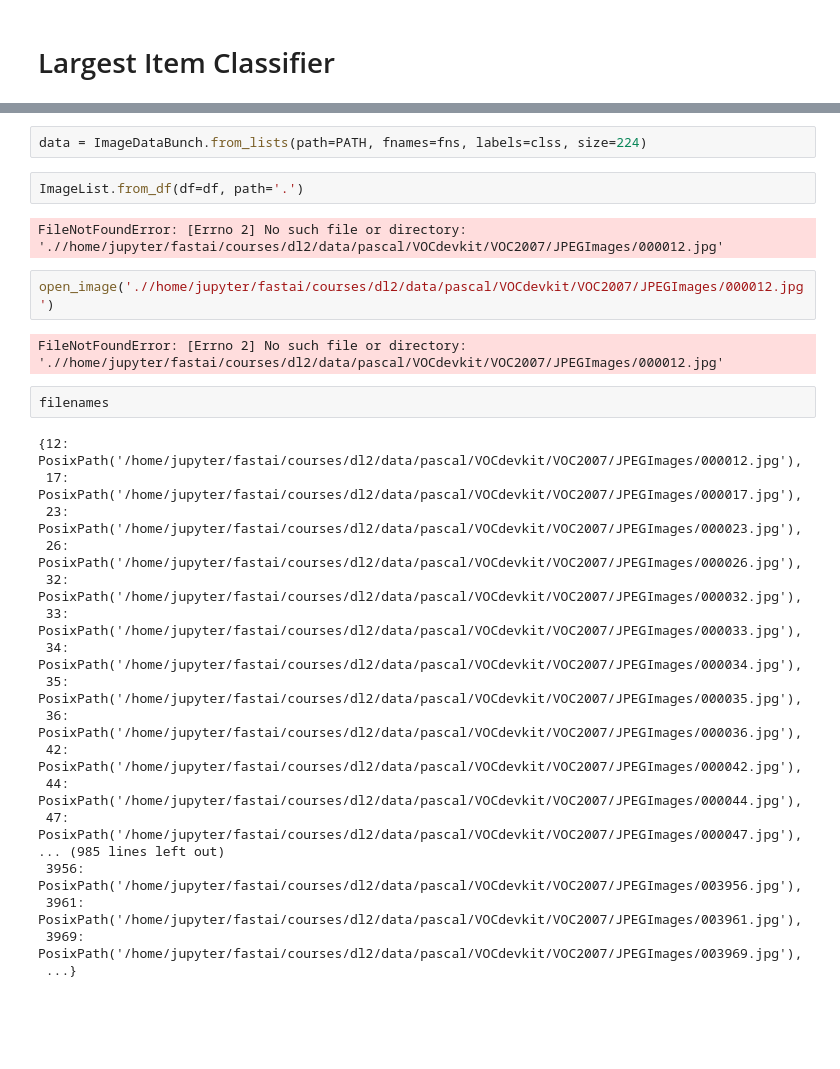
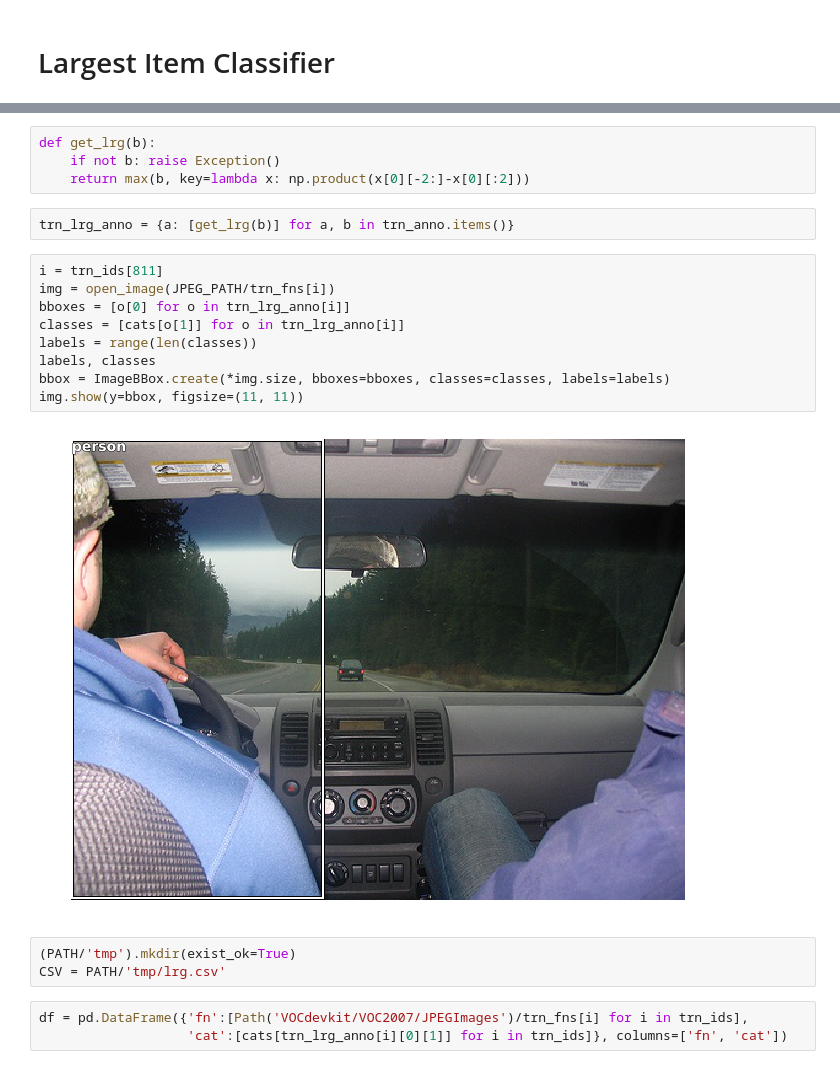
Before and after one commit to qAp/course-v3, a Jupyter notebook: nbs/dl1/single_digit_detection.ipynb, the cells around one changed output, grey strips where cells are left out. Drawn from its saved outputs; the diff is of its cells as text; blank space fills up the shorter version.

Commit message:
Latest Pascal fastai-v1 notebook

```diff
--- a/nbs/dl1/single_digit_detection.ipynb
+++ b/nbs/dl1/single_digit_detection.ipynb
@@ -72,30 +60,23 @@ df.head()
-# %%
-data = ImageDataBunch.from_lists(path=PATH, fnames=fns, labels=clss, size=224)
-# %%
-ImageList.from_df(df=df, path='.')
-# %% [output]
-FileNotFoundError: [Errno 2] No such file or directory: './/home/jupyter/fastai/courses/dl2/data/pascal/VOCdevkit/VOC2007/JPEGImages/000012.jpg'
-# %%
-open_image('.//home/jupyter/fastai/courses/dl2/data/pascal/VOCdevkit/VOC2007/JPEGImages/000012.jpg')
-# %% [output]
-FileNotFoundError: [Errno 2] No such file or directory: './/home/jupyter/fastai/courses/dl2/data/pascal/VOCdevkit/VOC2007/JPEGImages/000012.jpg'
-# %%
-filenames
-# %% [output]
-{12: PosixPath('/home/jupyter/fastai/courses/dl2/data/pascal/VOCdevkit/VOC2007/JPEGImages/000012.jpg'),
- 17: PosixPath('/home/jupyter/fastai/courses/dl2/data/pascal/VOCdevkit/VOC2007/JPEGImages/000017.jpg'),
- 23: PosixPath('/home/jupyter/fastai/courses/dl2/data/pascal/VOCdevkit/VOC2007/JPEGImages/000023.jpg'),
- 26: PosixPath('/home/jupyter/fastai/courses/dl2/data/pascal/VOCdevkit/VOC2007/JPEGImages/000026.jpg'),
- 32: PosixPath('/home/jupyter/fastai/courses/dl2/data/pascal/VOCdevkit/VOC2007/JPEGImages/000032.jpg'),
- 33: PosixPath('/home/jupyter/fastai/courses/dl2/data/pascal/VOCdevkit/VOC2007/JPEGImages/000033.jpg'),
- 34: PosixPath('/home/jupyter/fastai/courses/dl2/data/pascal/VOCdevkit/VOC2007/JPEGImages/000034.jpg'),
- 35: PosixPath('/home/jupyter/fastai/courses/dl2/data/pascal/VOCdevkit/VOC2007/JPEGImages/000035.jpg'),
- 36: PosixPath('/home/jupyter/fastai/courses/dl2/data/pascal/VOCdevkit/VOC2007/JPEGImages/000036.jpg'),
- 42: PosixPath('/home/jupyter/fastai/courses/dl2/data/pascal/VOCdevkit/VOC2007/JPEGImages/000042.jpg'),
- 44: PosixPath('/home/jupyter/fastai/courses/dl2/data/pascal/VOCdevkit/VOC2007/JPEGImages/000044.jpg'),
- 47: PosixPath('/home/jupyter/fastai/courses/dl2/data/pascal/VOCdevkit/VOC2007/JPEGImages/000047.jpg'),
-... (985 lines left out)
- 3956: PosixPath('/home/jupyter/fastai/courses/dl2/data/pascal/VOCdevkit/VOC2007/JPEGImages/003956.jpg'),
- 3961: PosixPath('/home/jupyter/fastai/courses/dl2/data/pascal/VOCdevkit/VOC2007/JPEGImages/003961.jpg'),
- 3969: PosixPath('/home/jupyter/fastai/courses/dl2/data/pascal/VOCdevkit/VOC2007/JPEGImages/003969.jpg'),
- ...}
+# %%
+def get_lrg(b):
+    if not b: raise Exception()
+    return max(b, key=lambda x: np.product(x[0][-2:]-x[0][:2]))
+# %%
+trn_lrg_anno = {a: [get_lrg(b)] for a, b in trn_anno.items()}
+# %%
+i = trn_ids[811]
+img = open_image(JPEG_PATH/trn_fns[i])
+bboxes = [o[0] for o in trn_lrg_anno[i]]
+classes = [cats[o[1]] for o in trn_lrg_anno[i]]
+labels = range(len(classes))
+labels, classes
+bbox = ImageBBox.create(*img.size, bboxes=bboxes, classes=classes, labels=labels)
+img.show(y=bbox, figsize=(11, 11))
+# %% [output]
+[figure, added]
+# %%
+(PATH/'tmp').mkdir(exist_ok=True)
+CSV = PATH/'tmp/lrg.csv'
+# %%
+df = pd.DataFrame({'fn':[Path('VOCdevkit/VOC2007/JPEGImages')/trn_fns[i] for i in trn_ids],
+                   'cat':[cats[trn_lrg_anno[i][0][1]] for i in trn_ids]}, columns=['fn', 'cat'])
```
Also changed, not shown: parts of 25 cells of this notebook.
